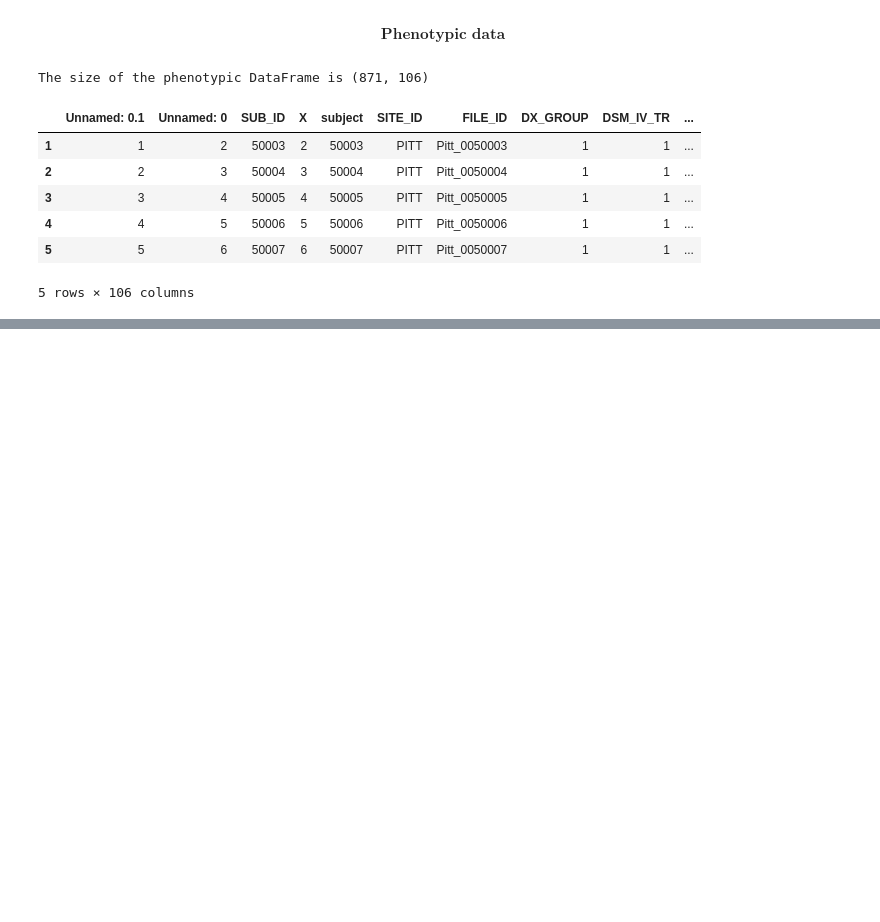
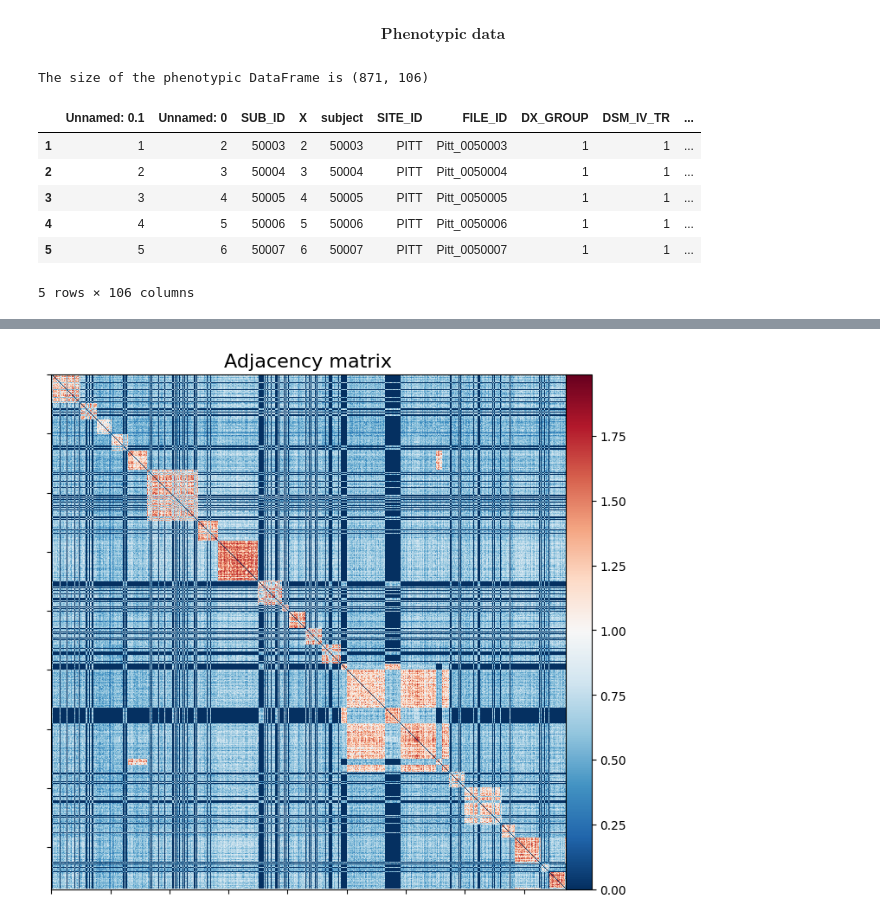
Before and after one commit to KhlYanis/MVA-Geometric_Data_Analysis, a Jupyter notebook: Exploration_notebook.ipynb, the cells around one changed output, grey strips where cells are left out. Drawn from its saved outputs; the diff is of its cells as text; code cells hidden in the pictures; blank space fills up the shorter version.

Commit message:
Adjacency matrix : DONE

```diff
--- a/Exploration_notebook.ipynb
+++ b/Exploration_notebook.ipynb
@@ -77,0 +85,4 @@ subject_labels = pdp.get_subject_labels(subjectIDs = subjectIDs)
+# %%
+adj = Adj_matrix(subjectIDs = subjectIDs, root_folder = ROOT_FOLDER)
+# %%
+adjacency_matrix = adj.compute_adjacency_matrix()
@@ -77,0 +110,7 @@ subject_labels = pdp.get_subject_labels(subjectIDs = subjectIDs)
+# %%
+plotting.plot_matrix(adjacency_matrix,
+                     title = "Adjacency matrix",
+                     figure = (7,7))
+plt.show()
+# %% [output]
+[figure, added]
```
Also changed, not shown: parts of 5 cells of this notebook, 2 other files.
